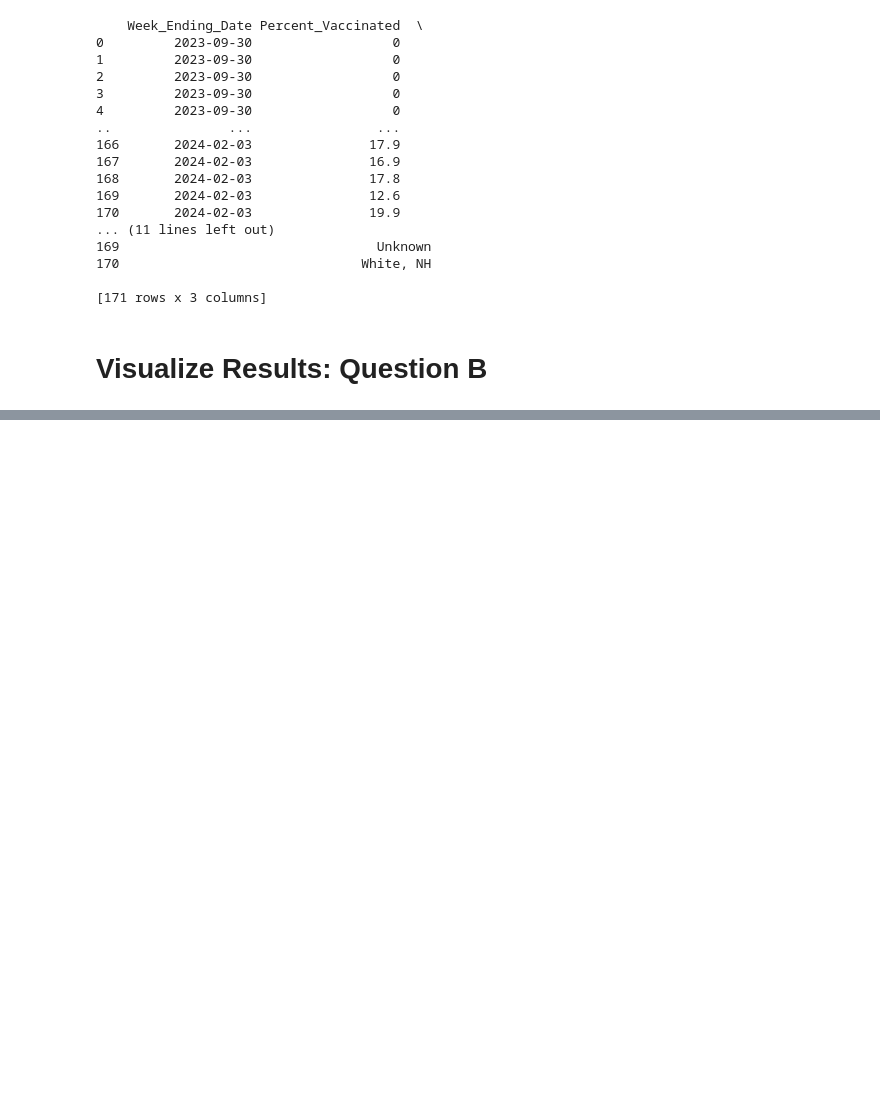
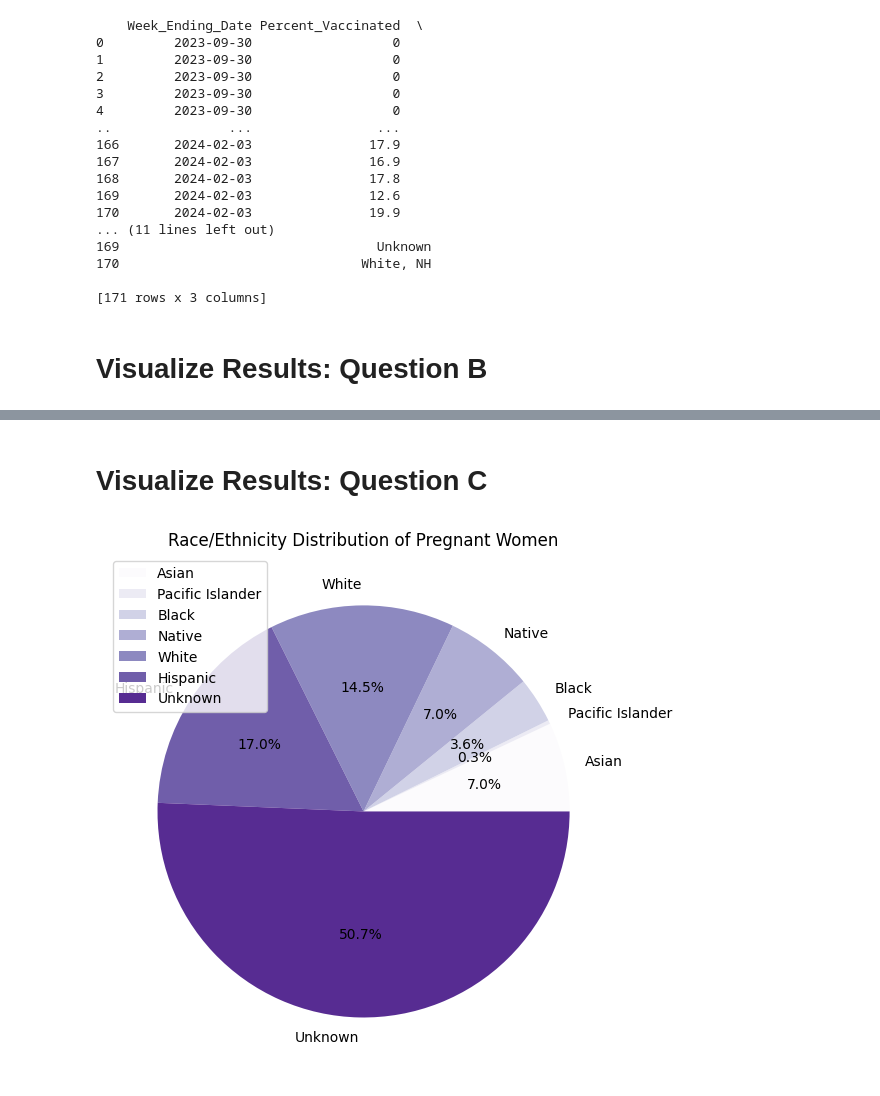
Before and after one commit to AipuAmeh/final-project-aipub, a Jupyter notebook: main.ipynb, the cells around one changed output, grey strips where cells are left out. Cells and saved outputs as stored; diff of their text form; code cells hidden in the pictures; blank space fills up the shorter version.

```diff
--- a/main.ipynb
+++ b/main.ipynb
@@ -167,0 +169,56 @@ plt.show()
+# %% [markdown]
+# Visualize Results: Question C
+# %%
+asian = []
+pacific_island = []
+black = []
+native = []
+white = []
+hispanic = []
+unknown = []
+
+for item in data_file:
+    race = item.get("demographic")
+    num_women = int(item.get("denominator"))
+    match race:
+        case _ if race.startswith("Black"):
+            black.append(num_women)
+        case _ if race.startswith("American"):
+            native.append(num_women)
+        case _ if race.startswith("Asian"):
+            asian.append(num_women)
+        case _ if race.startswith("Hispanic"):
+            hispanic.append(num_women)
+        case _ if race.startswith("White"):
+            white.append(num_women)
+        case _ if race.startswith("Native"):
+            pacific_island.append(num_women)
+        case _:
+            unknown.append(num_women)
+
+total = sum(asian) + sum(black) + sum(native) + sum(white) + sum(hispanic) + sum(unknown)
+
+race_results = {
+    "Asian": sum(asian)/total *100,
+    "Pacific Islander": sum(pacific_island)/total *100,
+    "Black": sum(black)/total *100,
+    "Native": sum(asian)/total *100,
+    "White":sum(white)/total *100,
+    "Hispanic": sum(hispanic)/total *100,
+    "Unknown": sum(unknown)/total *100
+}
+
+
+
+race_results_df = pd.DataFrame.from_dict(race_results, orient="index", columns = ["Count"])
+
+cmap = plt.cm.Purples  # You can try others like 'viridis', 'Purples', etc.
+colors = [cmap(i / len(race_results_df.index)) for i in range(len(race_results_df.index))]
+
+race_results_df.plot.pie(y="Count", labels=race_results_df.index, figsize=(6,6), colors=colors, autopct='%1.1f%%',)
+plt.title("Race/Ethnicity Distribution of Pregnant Women")
+plt.ylabel("")
+plt.tight_layout()
+plt.show()
+# %% [output]
+[figure, added]
```
Also changed, not shown: parts of 2 cells of this notebook, 1 other file.
